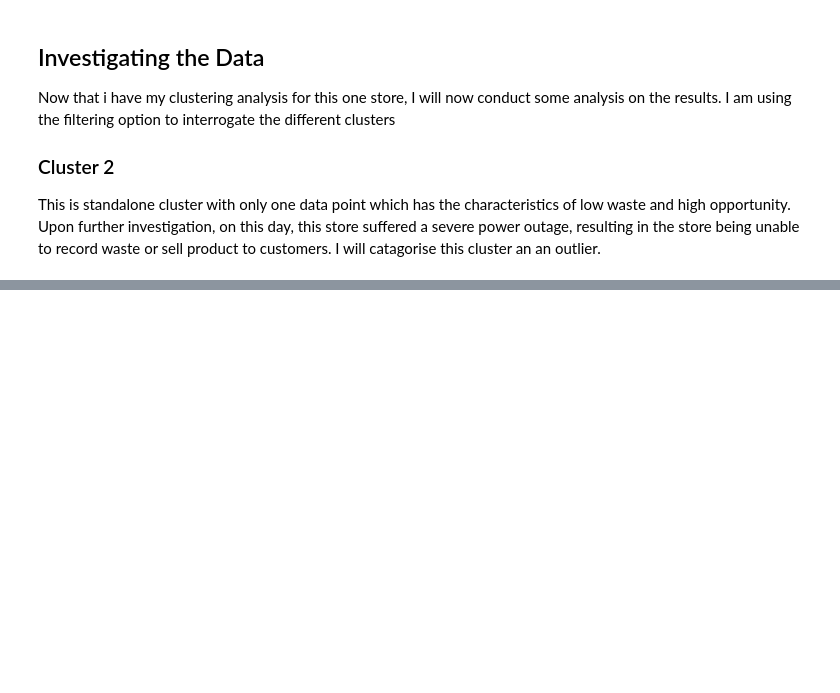
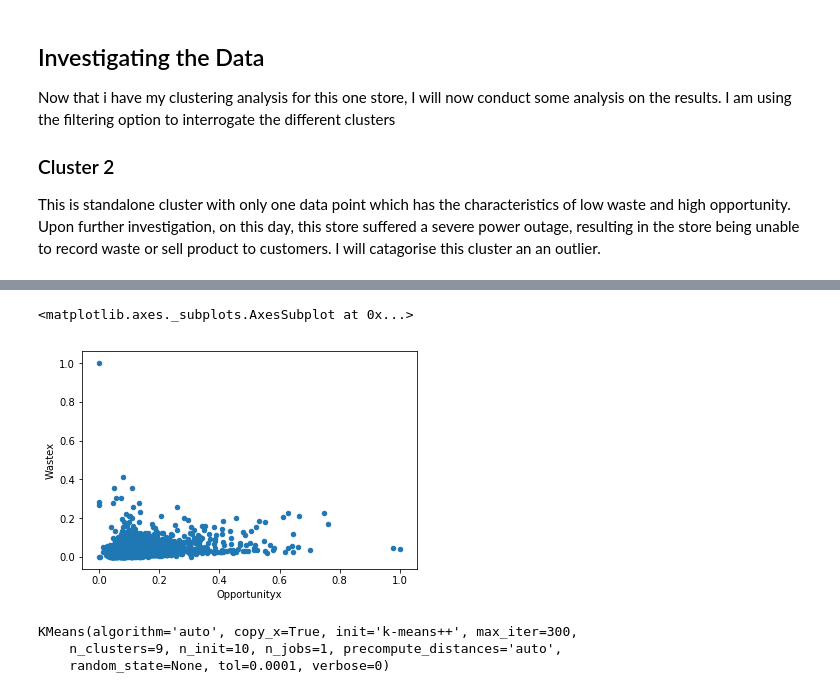
Before and after one commit to paulloughlin/Data-Fellowship-Decoded, a Jupyter notebook: Clustering Analysis.ipynb, the cells around one changed output, grey strips where cells are left out. Drawn from its saved outputs; the diff is of its cells as text; code cells hidden in the pictures; blank space fills up the shorter version.

```diff
--- a/Clustering Analysis.ipynb
+++ b/Clustering Analysis.ipynb
@@ -214,0 +232,3 @@ Having successfully analysed one store, I will now read in a full region of stor
+# %%
+DF2= pd.read_csv("Desktop/Decoded Data Sources/Python/50_RANDOM_STORES_NEW.csv")
+DF2.head()
@@ -214,0 +242,3 @@ Having successfully analysed one store, I will now read in a full region of stor
+# %%
+DF2.columns = ['Datex','Storex','Wastex','Opportunityx']
+DF2.head()
@@ -214,0 +276,14 @@ Having successfully analysed one store, I will now read in a full region of stor
+# %%
+DF2.Wastex=DF2.Wastex.astype(int)
+DF2.Opportunityx=DF2.Opportunityx.astype(int)
+
+# Started the min-max scaler from sklearn
+min_max_scaler = MinMaxScaler()
+
+# Scaled the opporuntity and waste columns to be within the range of 0 and 1
+opp_scaledx = min_max_scaler.fit_transform(DF2.Opportunityx.values.astype(float).reshape(-1,1))
+wst_scaledx = min_max_scaler.fit_transform(DF2.Wastex.values.astype(float).reshape(-1,1))
+
+# Replaced previous columns with the normalized ones
+DF2.Opportunityx = pd.DataFrame(opp_scaledx)
+DF2.Wastex = pd.DataFrame(wst_scaledx)
@@ -214,0 +299,12 @@ Having successfully analysed one store, I will now read in a full region of stor
+# %%
+DF2.plot.scatter(x='Opportunityx', y ='Wastex')
+# %% [output]
+<matplotlib.axes._subplots.AxesSubplot at 0x...>
+[figure, added]
+# %%
+model2 = KMeans(n_clusters=9)
+model2.fit(scale(data))
+# %% [output]
+KMeans(algorithm='auto', copy_x=True, init='k-means++', max_iter=300,
+    n_clusters=9, n_init=10, n_jobs=1, precompute_distances='auto',
+    random_state=None, tol=0.0001, verbose=0)
```
Also changed, not shown: parts of 30 cells of this notebook.
